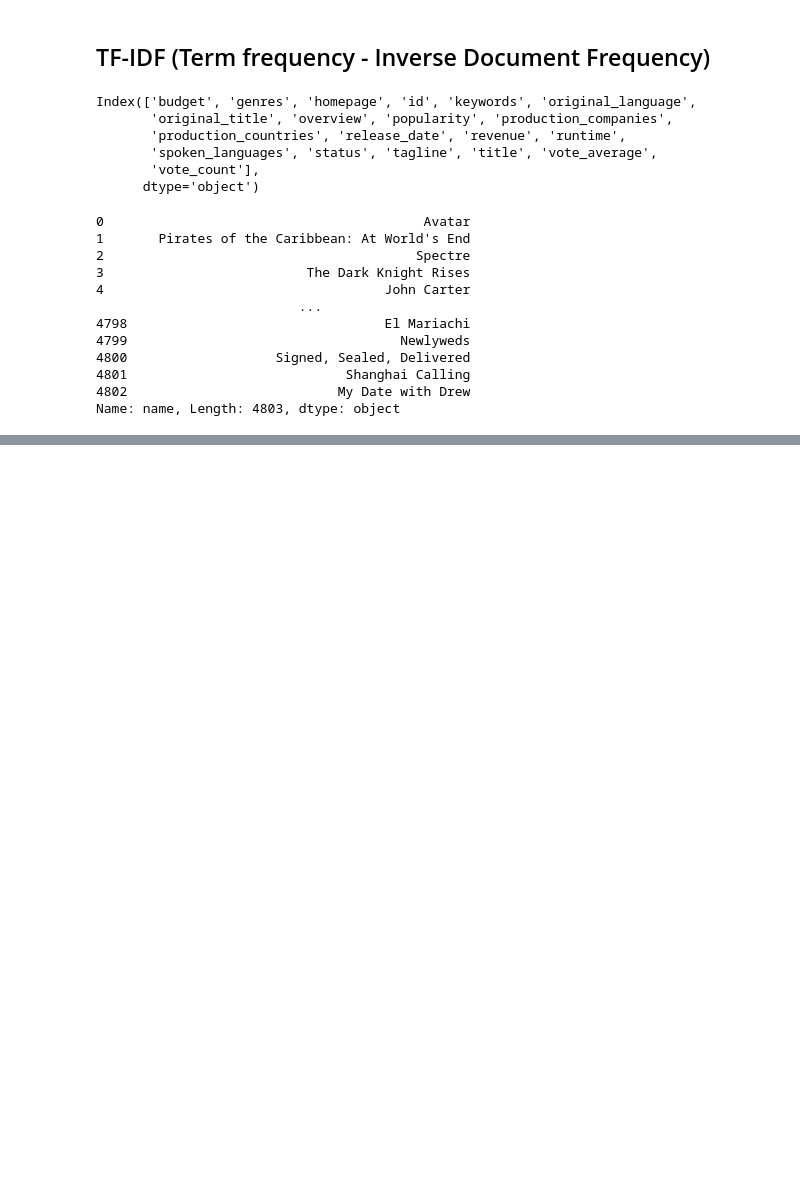
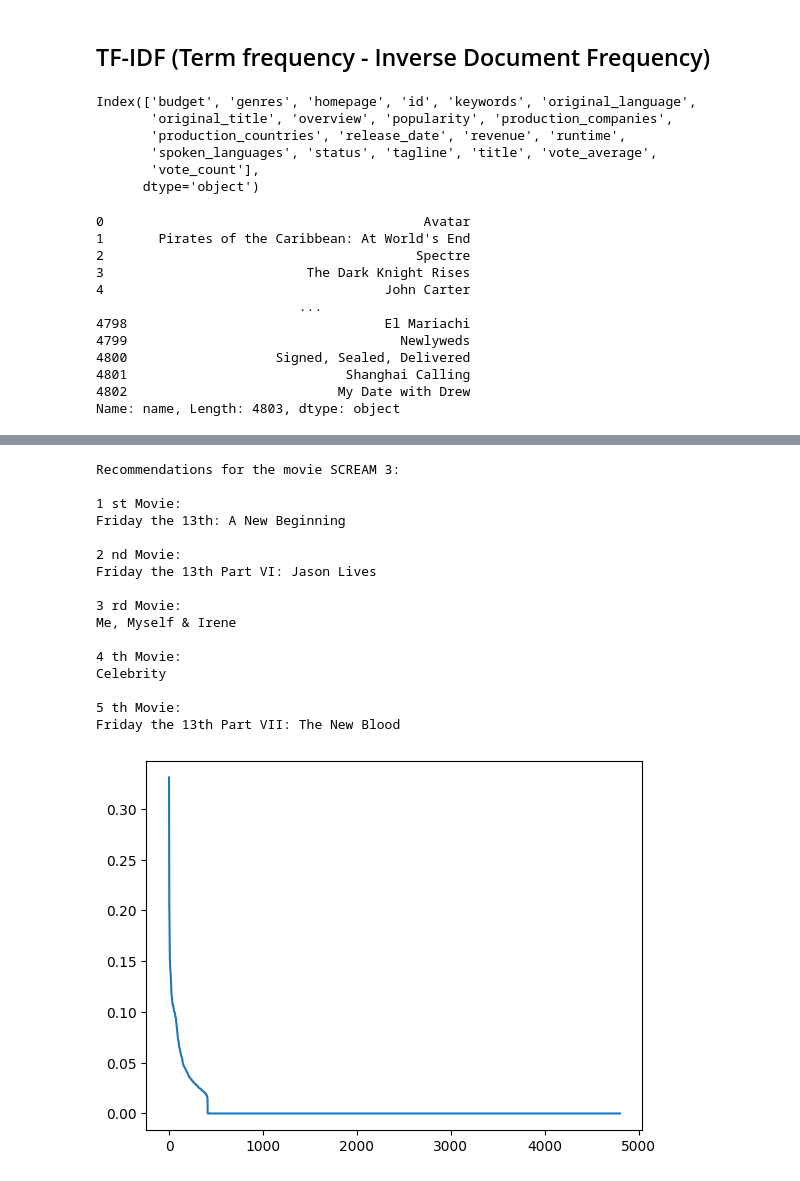
Before and after one commit to PedroFerreira03/NLP, a Jupyter notebook: course_notebook.ipynb, the cells around one changed output, grey strips where cells are left out. Cells and saved outputs as stored; diff of their text form; code cells hidden in the pictures; blank space fills up the shorter version.

```diff
--- a/course_notebook.ipynb
+++ b/course_notebook.ipynb
@@ -342,0 +378,21 @@ Two Lovers
+# %%
+movie_to_recommend = "Scream 3"
+MovieRec.recommend(movie_to_recommend)
+# %% [output]
+Recommendations for the movie SCREAM 3:
+
+1 st Movie:
+Friday the 13th: A New Beginning
+
+2 nd Movie:
+Friday the 13th Part VI: Jason Lives
+
+3 rd Movie:
+Me, Myself & Irene
+
+4 th Movie:
+Celebrity
+
+5 th Movie:
+Friday the 13th Part VII: The New Blood
+[figure, added]
```
Also changed, not shown: parts of 11 cells of this notebook.
